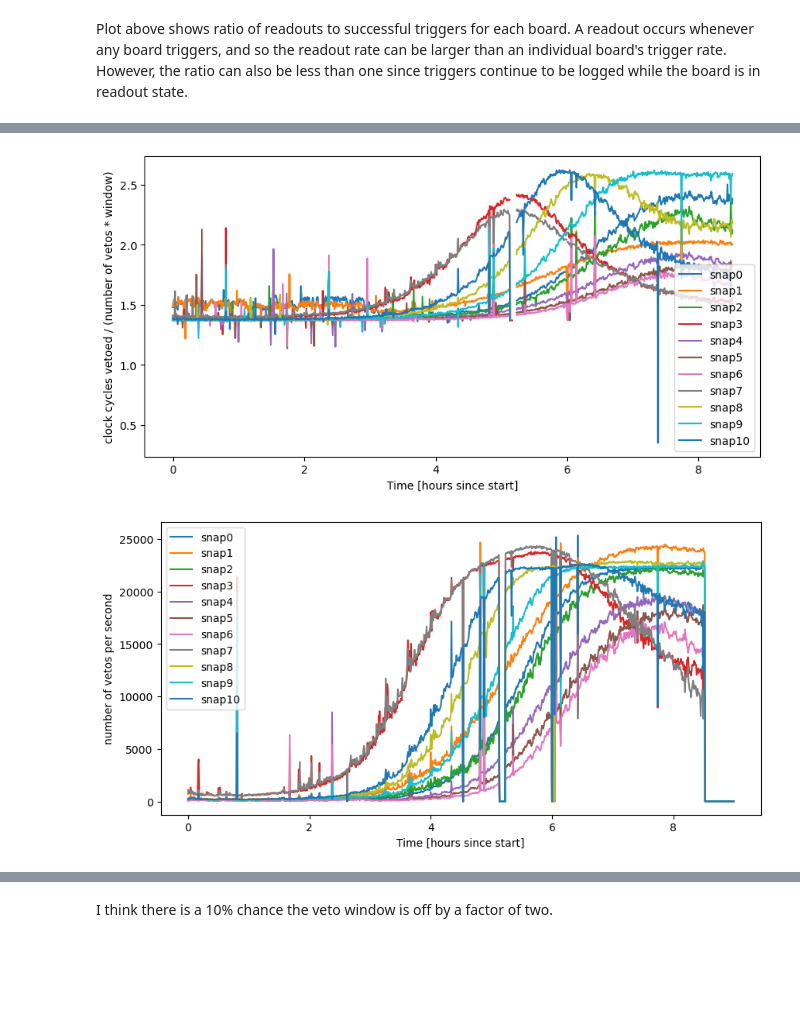
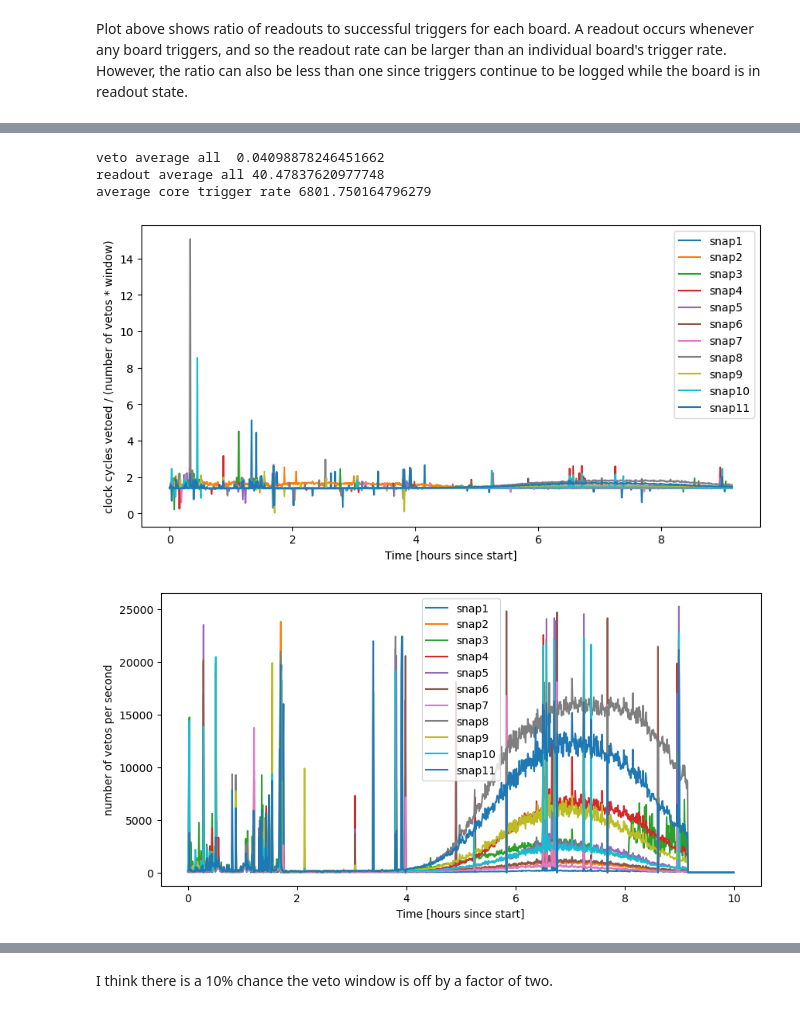
Before and after one commit to realtimeradio/caltech-lwa, a Jupyter notebook: cosmic_ray_scripts/snap2_control/Rate_monitor_plotting.ipynb, the cells around one changed output, grey strips where cells are left out. Cells and saved outputs as stored; diff of their text form; code cells hidden in the pictures; blank space fills up the shorter version.

Commit message:
Rate monitor plotting is in a separate notebook from running cosmic ray detector, updated with latest May observing.

```diff
--- a/cosmic_ray_scripts/snap2_control/Rate_monitor_plotting.ipynb
+++ b/cosmic_ray_scripts/snap2_control/Rate_monitor_plotting.ipynb
@@ -82,0 +87,15 @@ for b in ok_snaps:
+# %%
+plt.figure(figsize=(10,5),dpi=100)
+for b in ok_snaps:
+    core=core_all[b]
+    veto=veto_all[b]
+    successful_trigger=successful_triggers_all[b]
+    readout_done=readout_dones_all[b]
+    veto_cycle=veto_cycles_all[b]
+    core_cycle=core_cycles_all[b]
+    timeaxis=np.asarray(range(len(core)))*(waittime)*(1/60)*(1/60) #time in hours since start of test, approximated as each board having one measurement every 7*32.75 seconds
+    plt.semilogy(timeaxis,core,label='snap'+str(b+1))
+    plt.ylabel("Core trigger Rate [Hz]")
+    plt.xlabel("Time [hours since start]")
+    plt.legend()
+    #plt.ylim(0,200)
@@ -90,7 +111,7 @@ for b in ok_snaps:
     veto_cycle=veto_cycles_all[b]
     core_cycle=core_cycles_all[b]
     timeaxis=np.asarray(range(len(core)))*(waittime)*(1/60)*(1/60) #time in hours since start of test, approximated as each board having one measurement every 7*32.75 seconds
-    plt.plot(timeaxis,readout_done/successful_trigger,label='snap'+str(b))
+    plt.plot(timeaxis,readout_done/successful_trigger,label='snap'+str(b+1))
     plt.ylabel("readouts/successful triggers")
     plt.xlabel("Time [hours since start]")
     plt.legend()
@@ -100,6 +121,7 @@ for b in ok_snaps:
 Plot above shows ratio of readouts to successful triggers for each board.  A readout occurs whenever any board triggers, and so the readout rate can be larger than an individual board's trigger rate.  However, the ratio can also be less than one since triggers continue to be logged while the board is in readout state.
 # %%
 plt.figure(figsize=(10,5),dpi=100)
+mean_duty_cycle_per_board=np.zeros(11)
 for b in ok_snaps:
     core=core_all[b]
     veto=veto_all[b]
@@ -108,12 +130,14 @@ for b in ok_snaps:
     veto_cycle=veto_cycles_all[b]
     core_cycle=core_cycles_all[b]
     timeaxis=np.asarray(range(len(core)))*(waittime)*(1/60)*(1/60) #time in hours since start of test, approximated as each board having one measurement every 7*32.75 seconds
-    plt.plot(timeaxis,veto_cycle/((2**28)-1),label='snap'+str(b))
+    plt.plot(timeaxis,veto_cycle/((2**28)-1),label='snap'+str(b+1))
+    mean_duty_cycle_per_board[b]=np.mean(veto_cycle/((2**28)-1))
     plt.ylabel("Veto Duty cycle")
     plt.xlabel("Time [hours since start]")
     plt.legend()
     #print('veto cycle')
-    print(b,np.mean(veto_cycle)/((2**28)-1))
+    print(b,mean_duty_cycle_per_board[b])
     #print('core cycle')
     #print(b,np.mean(core_cycle)/((2**28)-1))
+print('average all ',np.mean(mean_duty_cycle_per_board))
 # %% [output]
@@ -132,3 +170,12 @@ for b in ok_snaps:
+# %%
+cutoff=1099
+print('veto average all ',(1/((2**28)-1))*np.mean(veto_cycles_all[:,:cutoff]))
+print('readout average all',np.mean(readout_dones_all[:,:cutoff]))
+print('average core trigger rate',np.mean(core_all[2:,:cutoff]))
+# %% [output]
+veto average all  0.04098878246451662
+readout average all 40.47837620977748
+average core trigger rate 6801.750164796279
 # %%
 plt.figure(figsize=(10,5),dpi=100)
 trigger_window=int(round(1.96e8*100/3e8,1)) #number of clock cycles to travel 100 meters
@@ -141,30 +188,30 @@ for b in ok_snaps:
     veto_cycle=veto_cycles_all[b]
     core_cycle=core_cycles_all[b]
     timeaxis=np.asarray(range(len(core)))*(waittime)*(1/60)*(1/60) #time in hours since start of test, approximated as each board having one measurement every 7*32.75 seconds
-    plt.plot(timeaxis,(veto_cycle/(2*veto_window*veto)),label='snap'+str(b))
+    plt.plot(timeaxis,(veto_cycle/(2*veto_window*veto)),label='snap'+str(b+1))
     plt.ylabel("clock cycles vetoed / (number of vetos * window)")
     plt.xlabel("Time [hours since start]")
     plt.legend()
 # %% [output]
-[figure, old version]
+[figure, new version]
 # %%
 plt.figure(figsize=(10,5),dpi=100)
 trigger_window=int(round(1.96e8*100/3e8,1)) #number of clock cycles to travel 100 meters
 veto_window=int(round(1.96e8*2000/3e8,1)) #number of clock cycles to travel 2000 meters
 for b in ok_snaps:
     core=core_all[b]
     veto=veto_all[b]
     successful_trigger=successful_triggers_all[b]
     readout_done=readout_dones_all[b]
     veto_cycle=veto_cycles_all[b]
     core_cycle=core_cycles_all[b]
     timeaxis=np.asarray(range(len(core)))*(waittime)*(1/60)*(1/60) #time in hours since start of test, approximated as each board having one measurement every 7*32.75 seconds
-    plt.plot(timeaxis,(veto*0.73),label='snap'+str(b))
+    plt.plot(timeaxis,(veto*0.73),label='snap'+str(b+1))
     plt.ylabel("number of vetos per second")
     plt.xlabel("Time [hours since start]")
     plt.legend()
 # %% [output]
-[figure, old version]
+[figure, new version]
 # %%
 plt.figure(figsize=(10,5),dpi=100)
 trigger_window=int(round(1.96e8*100/3e8,1)) #number of clock cycles to travel 100 meters
```
Also changed, not shown: parts of 11 cells of this notebook, 1 other file.
